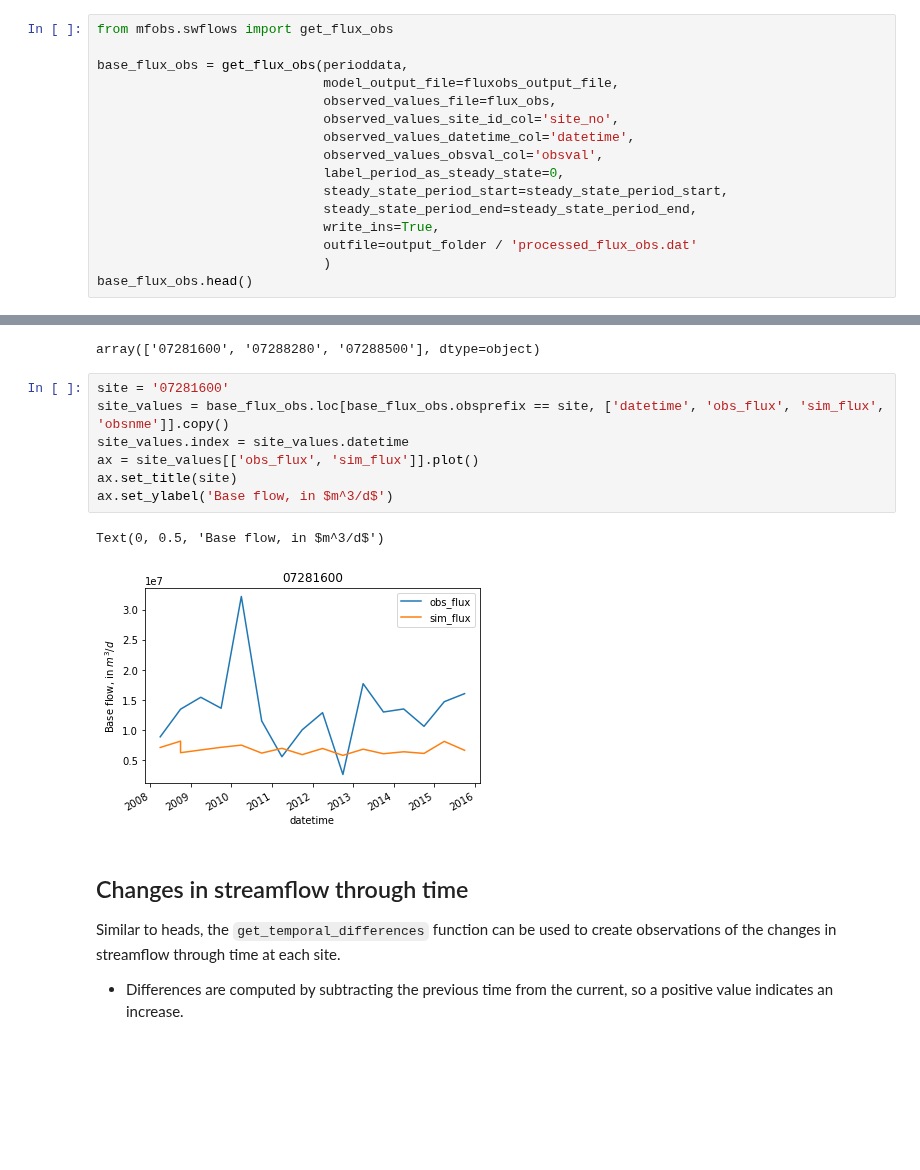
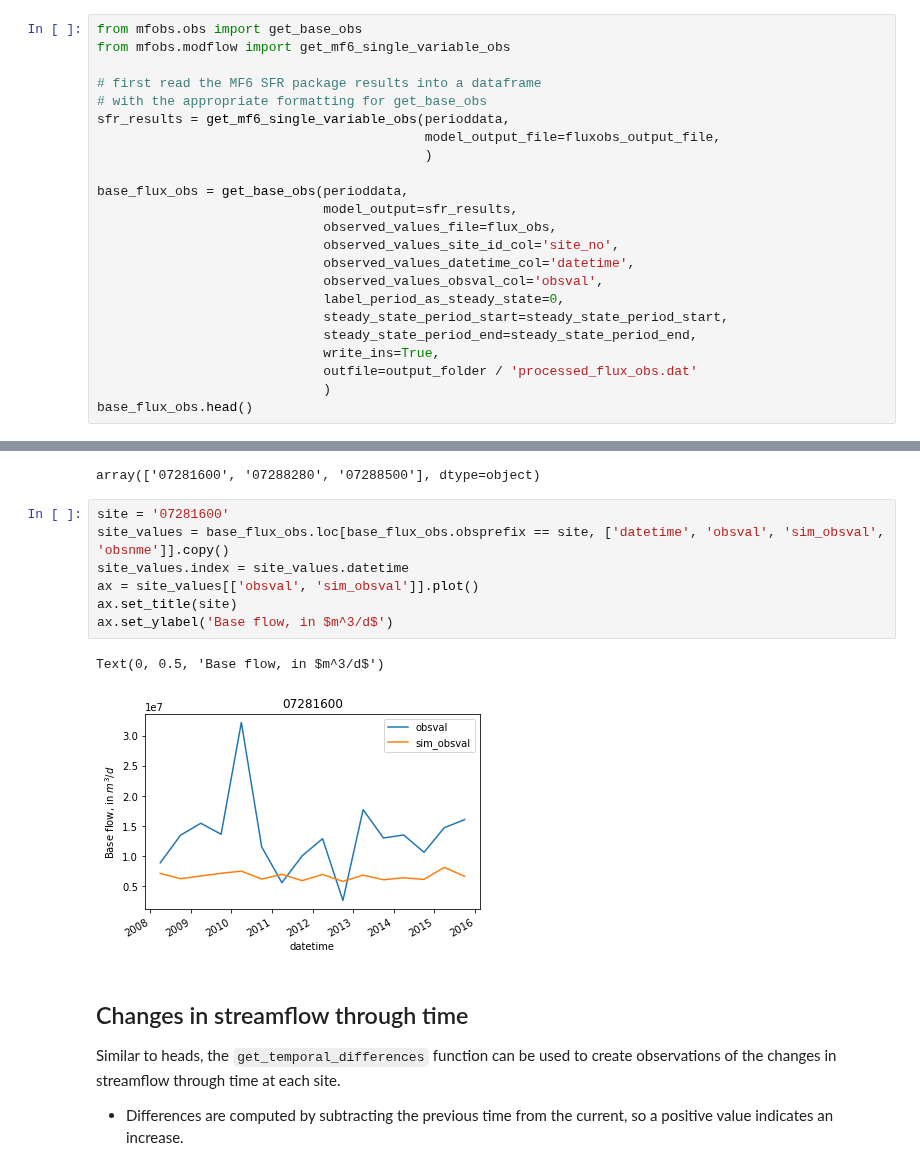
Before and after one commit to aleaf/modflow-obs, a Jupyter notebook: docs/source/notebooks/Example.ipynb, the cells around one changed output, grey strips where cells are left out. Saved outputs shown, nothing was run; the diff lists cells and outputs as text; blank space fills up the shorter version.

Commit message:
fix tests; remove swflows.py module (refactored to obs.py)

```diff
--- a/docs/source/notebooks/Example.ipynb
+++ b/docs/source/notebooks/Example.ipynb
@@ -401,8 +405,15 @@ Text(0, 0.5, 'Head difference, in meters')
 # %%
-from mfobs.swflows import get_flux_obs
+from mfobs.obs import get_base_obs
+from mfobs.modflow import get_mf6_single_variable_obs
 
-base_flux_obs = get_flux_obs(perioddata,
-                             model_output_file=fluxobs_output_file,
+# first read the MF6 SFR package results into a dataframe
+# with the appropriate formatting for get_base_obs
+sfr_results = get_mf6_single_variable_obs(perioddata,
+                                          model_output_file=fluxobs_output_file,
+                                          )
+
+base_flux_obs = get_base_obs(perioddata,
+                             model_output=sfr_results,
                              observed_values_file=flux_obs,
                              observed_values_site_id_col='site_no',
                              observed_values_datetime_col='datetime',
@@ -432,14 +443,14 @@ base_flux_obs.obsprefix.unique()
 array(['07281600', '07288280', '07288500'], dtype=object)
 # %%
 site = '07281600'
-site_values = base_flux_obs.loc[base_flux_obs.obsprefix == site, ['datetime', 'obs_flux', 'sim_flux', 'obsnme']].copy()
+site_values = base_flux_obs.loc[base_flux_obs.obsprefix == site, ['datetime', 'obsval', 'sim_obsval', 'obsnme']].copy()
 site_values.index = site_values.datetime
-ax = site_values[['obs_flux', 'sim_flux']].plot()
+ax = site_values[['obsval', 'sim_obsval']].plot()
 ax.set_title(site)
 ax.set_ylabel('Base flow, in $m^3/d$')
 # %% [output]
 Text(0, 0.5, 'Base flow, in $m^3/d$')
-[figure, old version]
+[figure, new version]
 # %% [markdown]
 ## Changes in streamflow through time
 Similar to heads, the ``get_temporal_differences`` function can be used to create observations of the changes in streamflow through time at each site.
```
Also changed, not shown: parts of 13 cells of this notebook, 9 other files.
